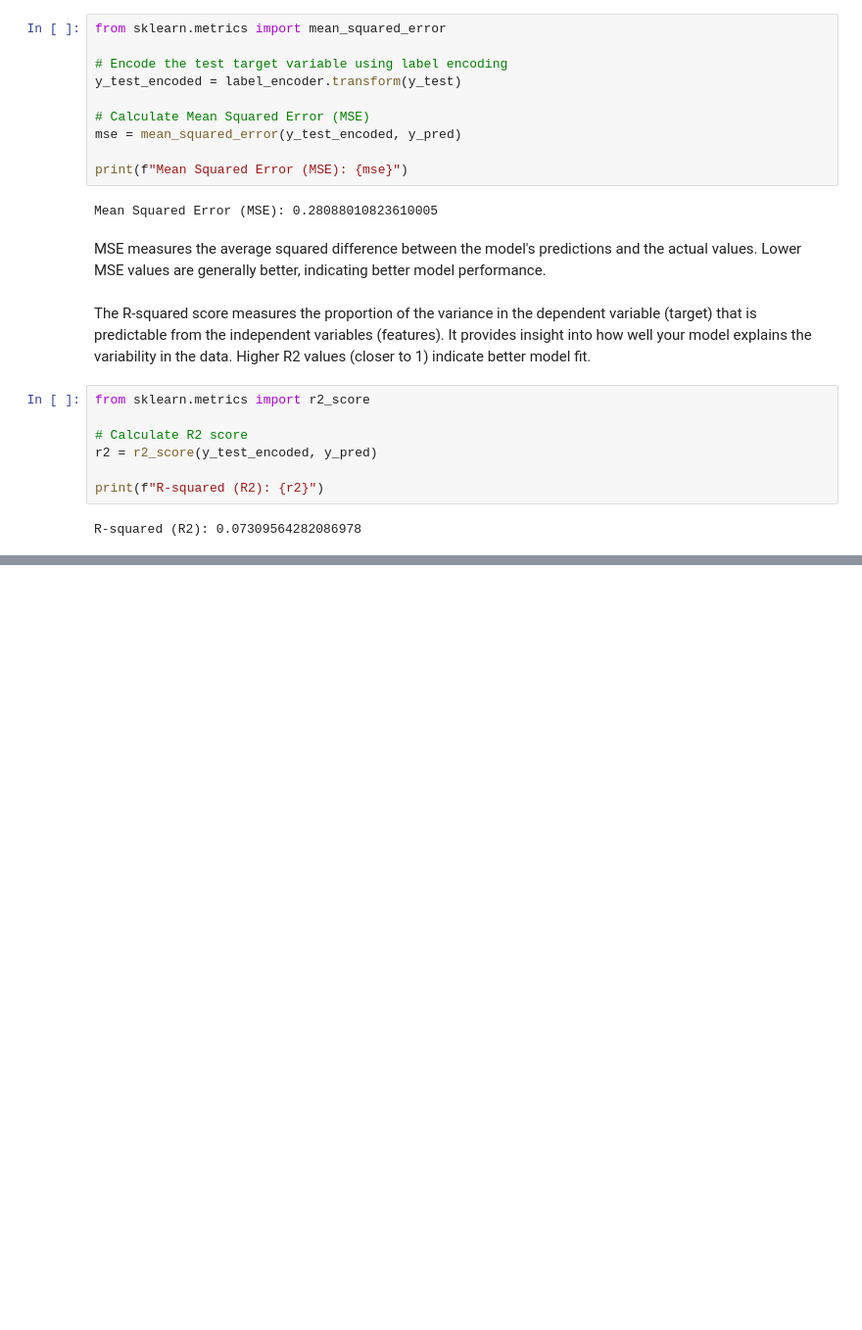
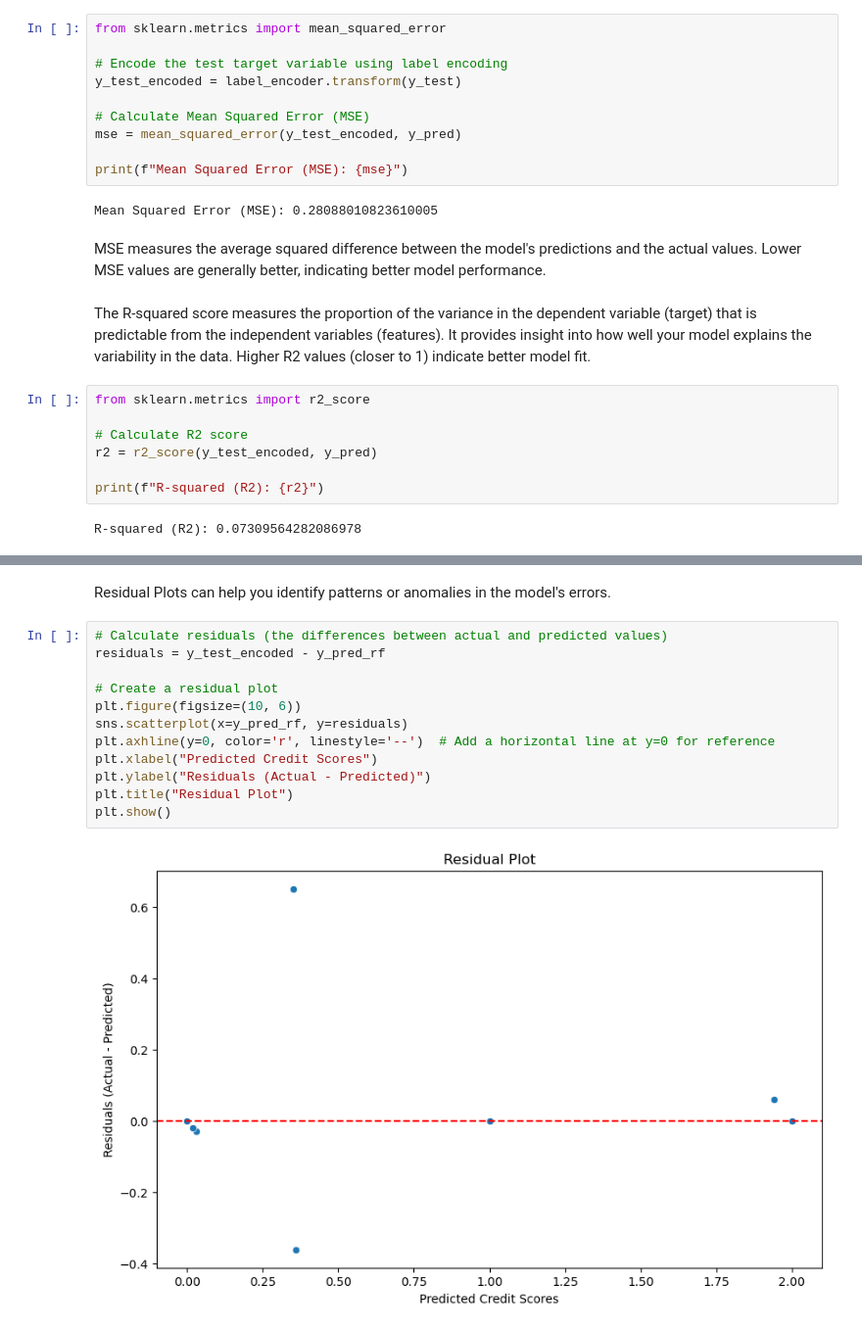
Before and after one commit to raphiqi/Credit-Score-API-, a Jupyter notebook: Credit Score API.ipynb, the cells around one changed output, grey strips where cells are left out. Shown at 98% size. Drawn from its saved outputs; the diff is of its cells as text; blank space fills up the shorter version.

```diff
--- a/Credit Score API.ipynb
+++ b/Credit Score API.ipynb
@@ -152,0 +197,16 @@ R-squared (R2): 0.07309564282086978
+# %% [markdown]
+Residual Plots can help you identify patterns or anomalies in the model's errors.
+# %%
+# Calculate residuals (the differences between actual and predicted values)
+residuals = y_test_encoded - y_pred_rf
+
+# Create a residual plot
+plt.figure(figsize=(10, 6))
+sns.scatterplot(x=y_pred_rf, y=residuals)
+plt.axhline(y=0, color='r', linestyle='--')  # Add a horizontal line at y=0 for reference
+plt.xlabel("Predicted Credit Scores")
+plt.ylabel("Residuals (Actual - Predicted)")
+plt.title("Residual Plot")
+plt.show()
+# %% [output]
+[figure, added]
```
Also changed, not shown: parts of 20 cells of this notebook.
